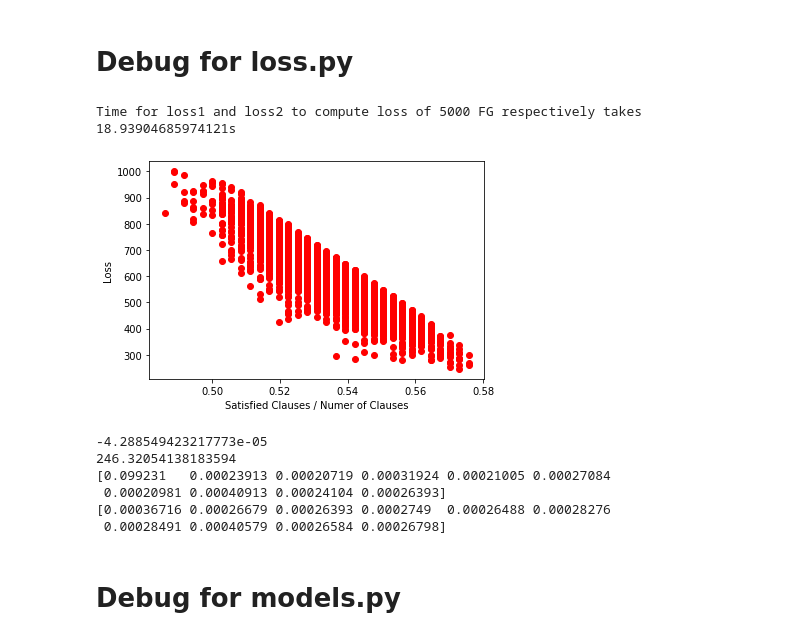
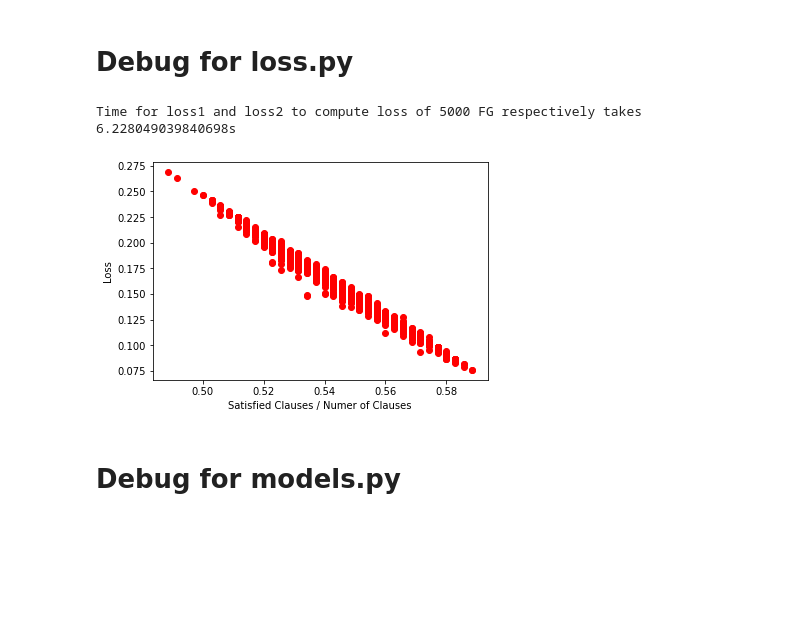
Before and after one commit to shi27feng/transformers.satisfy, a Jupyter notebook: src/debug.ipynb, the cells around one changed output. Saved outputs shown, nothing was run; the diff lists cells and outputs as text; code cells hidden in the pictures; blank space fills up the shorter version.

Commit message:
debug LossCompute

```diff
--- a/src/debug.ipynb
+++ b/src/debug.ipynb
@@ -26,54 +25,28 @@ clause_count = len(edge_index_pos[1])
 # Debug for loss.py
 # %%
 def test_loss(iter_num, par_sm, par_sg, var_num, plot=False):
-    loss_func = SimpleLossCompute(par_sm, par_sg, debug=True)
-    loss_func2 = SimpleLossCompute2(par_sm, par_sg, debug=True)
+    loss_func = LossCompute(par_sm, par_sg, metric=linear_loss, debug=True)
     sat_rate = np.zeros(iter_num)
     loss_v = np.zeros(iter_num)
-    loss2_v = np.zeros(iter_num)
-    time1 = np.zeros(iter_num)
-    time2 = np.zeros(iter_num)
     for i in range(iter_num):
         x_s = push_to_side(torch.rand(var_num, 1), par_sg)
-        start = time.time()
-        loss, sm = loss_func(x_s, edge_index_pos, edge_index_neg)
-        time1[i] = time.time() - start
+        loss, sm = loss_func(x_s, edge_index_pos, edge_index_neg, clause_count=218, is_train=False)
         satisfied_percentage = sum(sm > 0.5).numpy() / clause_count
         loss_v[i] = loss
-
-        start = time.time()
-        loss2, sm2 = loss_func2(x_s, edge_index_pos, edge_index_neg)
-        time2[i] = time.time() - start
-        loss2_v[i] = loss2
-        if sum(sm > 0.5).numpy() / clause_count != satisfied_percentage:
-            raise ValueError("Two loss should return same sm")
         sat_rate[i] = satisfied_percentage
     if plot:
         plt.plot(sat_rate, loss_v, "ro")
         plt.xlabel("Satisfied Clauses / Numer of Clauses")
         plt.ylabel("Loss")
-    return sat_rate, loss_v, loss2_v, time1, time2
+    return sat_rate, loss_v
 # %%
 start = time.time()
-sat_rate, loss_v, loss2_v, time1, time2 = test_loss(5000, 30, 50, variable_count, plot=True)
+sat_rate, loss_v = test_loss(5000, 30, 50, variable_count, plot=True)
 span = time.time() - start
 print(f"Time for loss1 and loss2 to compute loss of 5000 FG respectively takes {span}s")
 # %% [output]
-Time for loss1 and loss2 to compute loss of 5000 FG respectively takes 18.93904685974121s
+Time for loss1 and loss2 to compute loss of 5000 FG respectively takes 6.228049039840698s
-[figure, old version]
+[figure, new version]
-# %%
-ave_time_diff = sum(time1 - time2) / 5000
-print(ave_time_diff)
-print(min(loss_v))
-print(time1[0:10])
-print(time2[0:10])
-# %% [output]
--4.288549423217773e-05
-246.32054138183594
-[0.099231   0.00023913 0.00020719 0.00031924 0.00021005 0.00027084
- 0.00020981 0.00040913 0.00024104 0.00026393]
-[0.00036716 0.00026679 0.00026393 0.0002749  0.00026488 0.00028276
- 0.00028491 0.00040579 0.00026584 0.00026798]
 # %% [markdown]
 # Debug for models.py
 # %%
```
Also changed, not shown: parts of 7 cells of this notebook, 1 other file.
